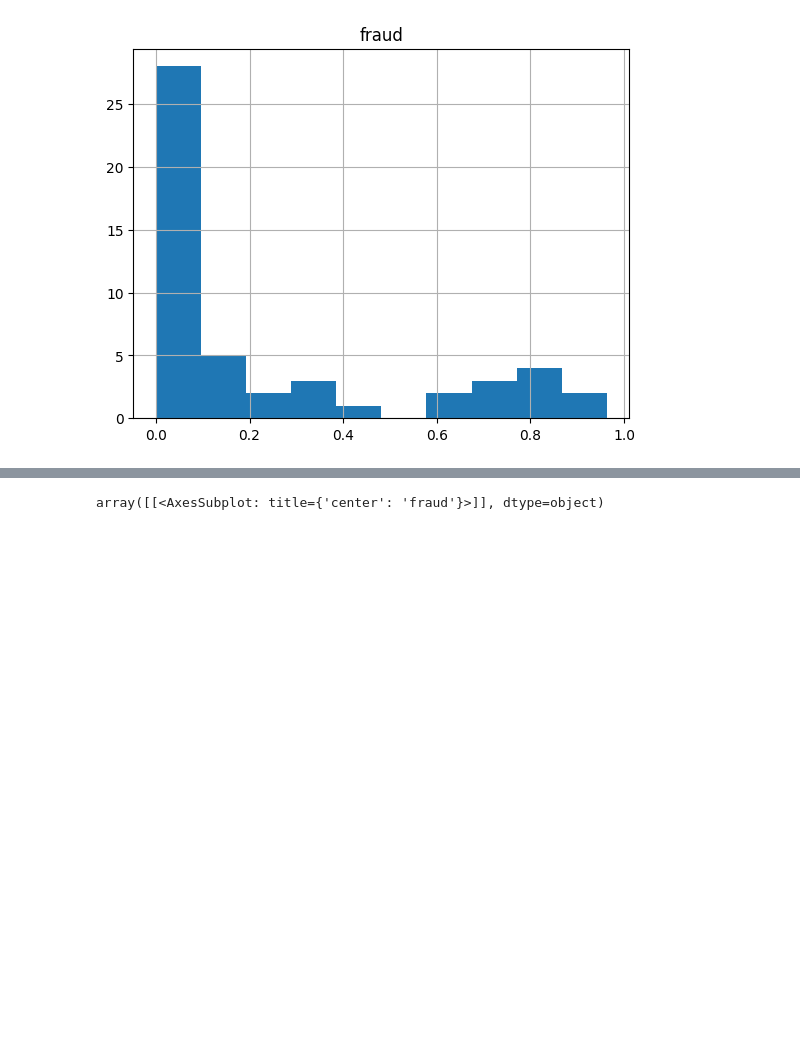
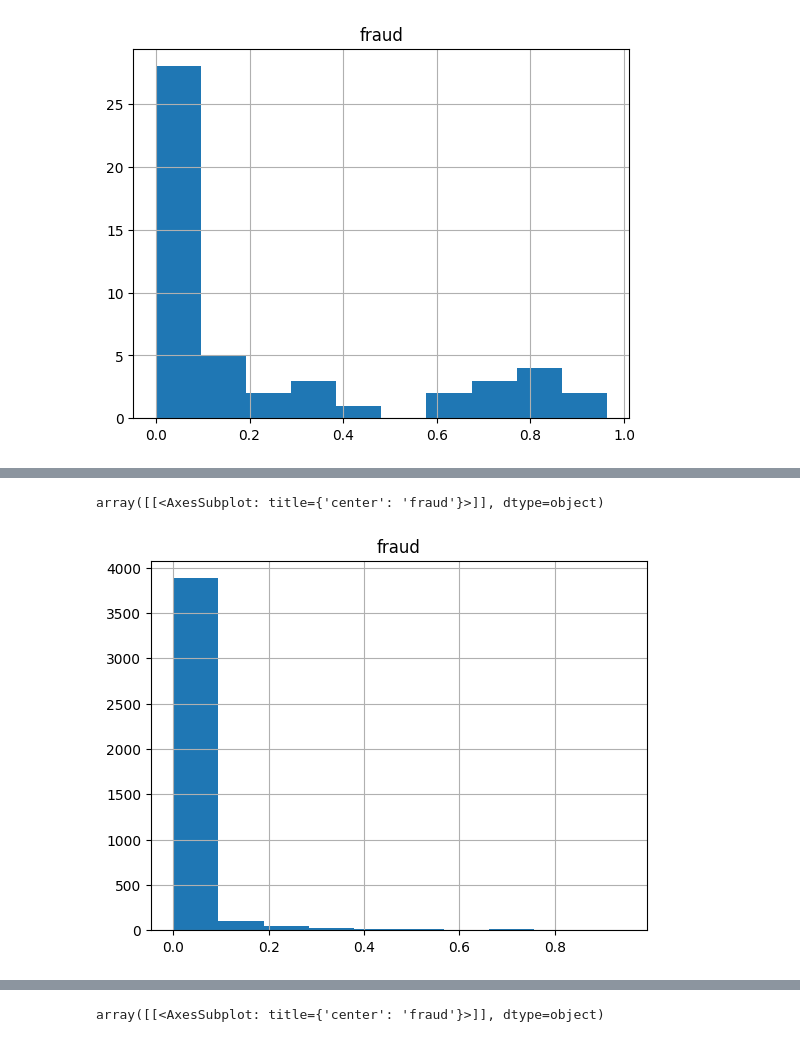
Before and after one commit to Mjh9122/fraud_detection, a Jupyter notebook: eda.ipynb, the cells around one changed output, grey strips where cells are left out. Drawn from its saved outputs; the diff is of its cells as text; code cells hidden in the pictures; blank space fills up the shorter version.

```diff
--- a/eda.ipynb
+++ b/eda.ipynb
@@ -56,7 +56,10 @@ df.head()
 # %%
 #fraud_per_customer
 customers = df.loc[:, ['customer', 'fraud']]
-fraud_rates = customers.groupby('customer').sum('fraud')
-previous_fraud = fraud_rates['fraud'] > 0
-previous_fraud = previous_fraud.astype(int)
+fraud_rates = customers.groupby('customer').mean('fraud')
+customer_fraud_rate = pd.cut(fraud_rates['fraud'], 5, labels=range(5))
+fraud_rates.groupby('customer').mean('fraud').hist()
+# %% [output]
+array([[<AxesSubplot: title={'center': 'fraud'}>]], dtype=object)
+[figure, added]
 # %%
```
Also changed, not shown: parts of 3 cells of this notebook.
